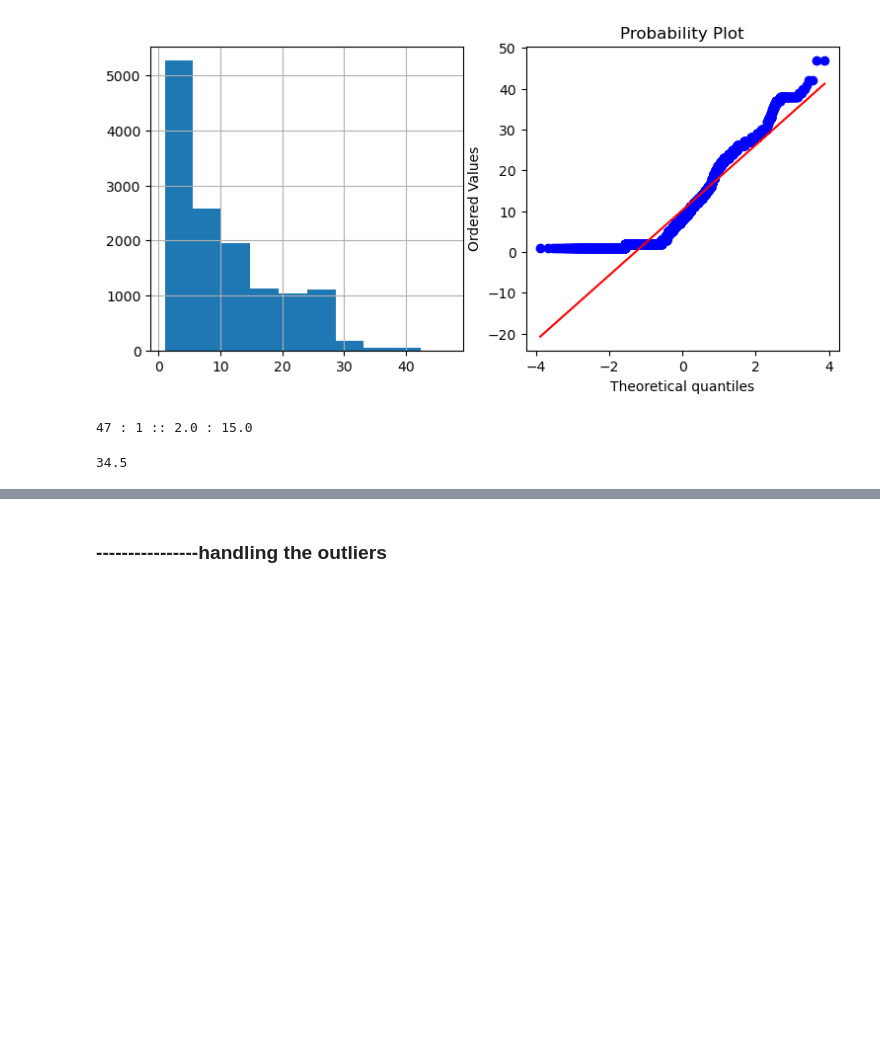
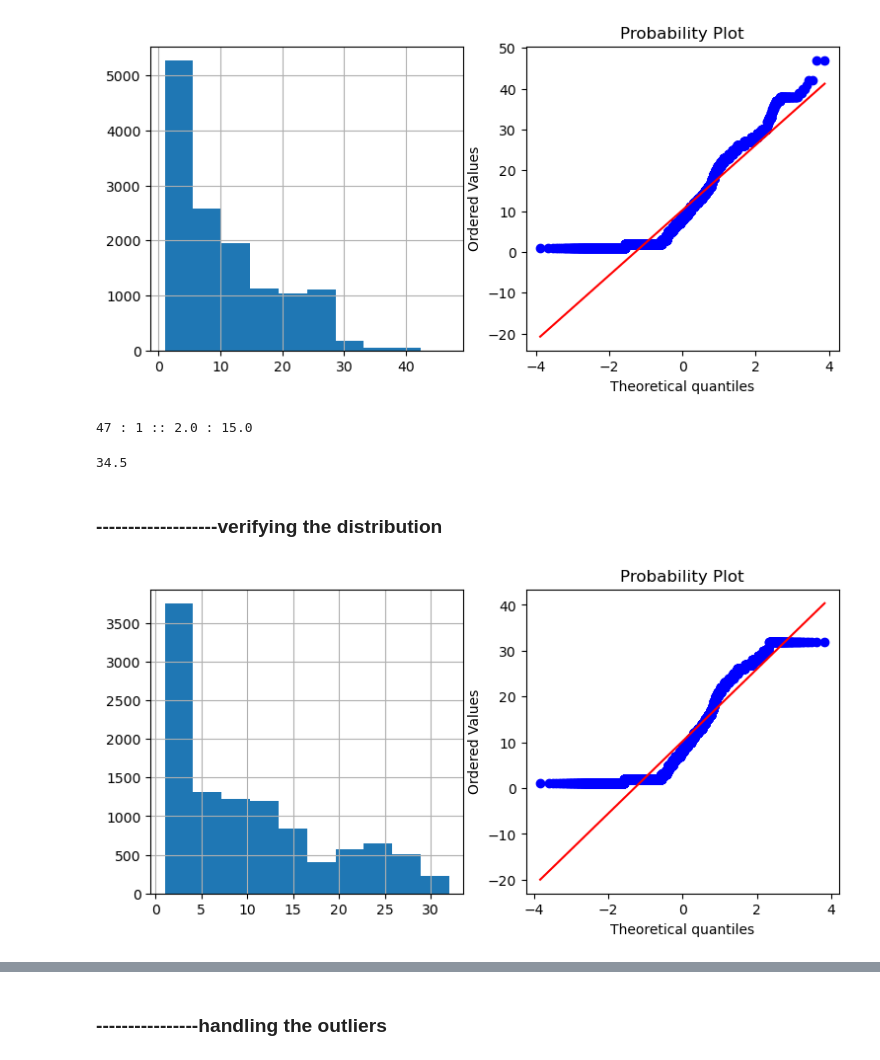
Before and after one commit to utsav87589/Flight-Price-EDA, a Jupyter notebook: notebooks/preprocessing_v2.ipynb, the cells around one changed output, grey strips where cells are left out. Drawn from its saved outputs; the diff is of its cells as text; code cells hidden in the pictures; blank space fills up the shorter version.

```diff
--- a/notebooks/preprocessing_v2.ipynb
+++ b/notebooks/preprocessing_v2.ipynb
@@ -198,3 +196,9 @@ print(f"{Q3 + 1.5*IQR}")
 34.5
 # %%
 # ----------------taking the upper limit 32 instead for the df_test_for_distance and df_train_for_distance
+# %% [markdown]
+### -------------------verifying the distribution
+# %%
+plot_qq(df_train_for_distance, 'duration_hours')
+# %% [output]
+[figure, added]
```
Also changed, not shown: parts of 21 cells of this notebook, 5 other files.
